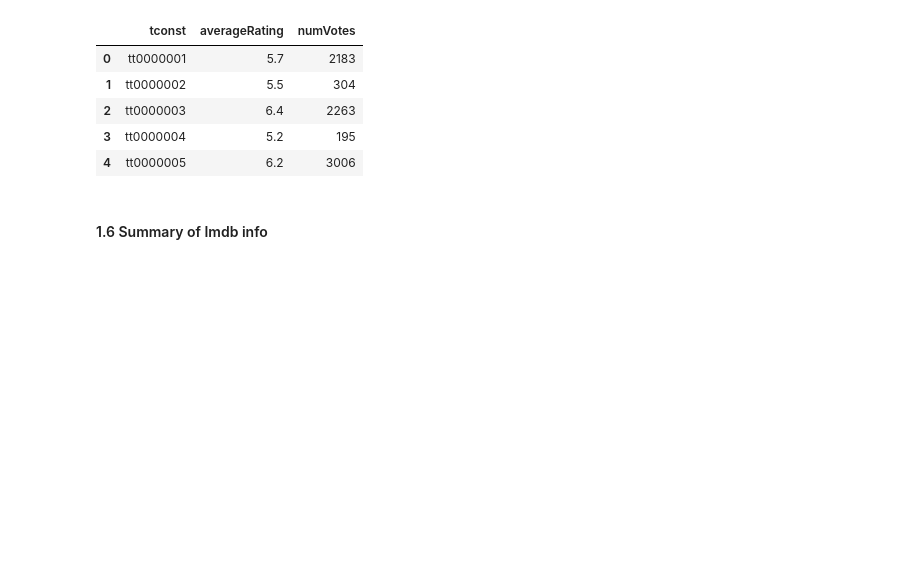
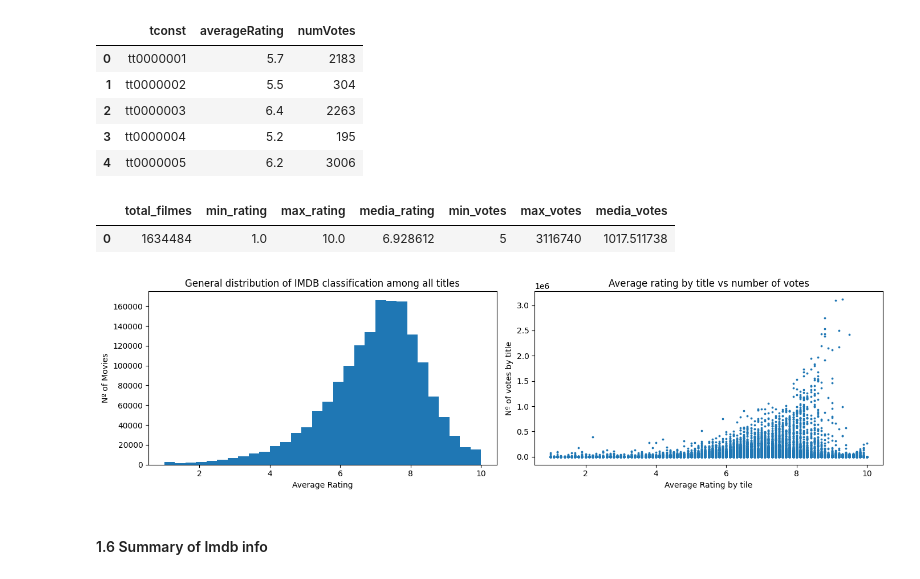
Before and after one commit to sergiopatinha/BigDataFoundations, a Jupyter notebook: notebooks/1.7 - Data Enrichment.ipynb, the cells around one changed output. Cells and saved outputs as stored; diff of their text form; code cells hidden in the pictures; blank space fills up the shorter version.

```diff
--- a/notebooks/1.7 - Data Enrichment.ipynb
+++ b/notebooks/1.7 - Data Enrichment.ipynb
@@ -159,6 +316,47 @@ con.sql("SELECT * FROM imdb_ratings LIMIT 5").df()
 | 2 | tt0000003 | 6.4 | 2263 |
 | 3 | tt0000004 | 5.2 | 195 |
 | 4 | tt0000005 | 6.2 | 3006 |
+# %%
+# Some statistics about the ratings and votes
+con.sql("""
+SELECT
+    COUNT(*)                        AS total_filmes,
+    MIN(averageRating)              AS min_rating,
+    MAX(averageRating)              AS max_rating,
+    AVG(averageRating)              AS media_rating,
+    MIN(numVotes)                   AS min_votes,
+    MAX(numVotes)                   AS max_votes,
+    AVG(numVotes)                   AS media_votes
+FROM imdb_ratings
+""").df()
+# %% [output]
+|  | total_filmes | min_rating | max_rating | media_rating | min_votes | max_votes | media_votes |
+| 0 | 1634484 | 1.0 | 10.0 | 6.928612 | 5 | 3116740 | 1017.511738 |
+# %%
+# Visualizing the distribution of ratings and votes
+df_ratings = con.sql("SELECT averageRating FROM imdb_ratings").df()
+df_votes   = con.sql("SELECT numVotes, averageRating FROM imdb_ratings WHERE numVotes < 50000000000").df()
+
+import matplotlib.pyplot as plt
+
+fig, axes = plt.subplots(1, 2, figsize=(14,4))
+
+# --- gráfic 1: hist rating
+axes[0].hist(df_ratings["averageRating"], bins=30)
+axes[0].set_title("General distribution of IMDB classification among all titles")
+axes[0].set_xlabel("Average Rating")
+axes[0].set_ylabel("Nº of Movies")
+
+# --- gráfico 2: scatter
+axes[1].scatter(df_votes["averageRating"], df_votes["numVotes"], s=3)
+axes[1].set_title("Average rating by title vs number of votes")
+axes[1].set_xlabel("Average Rating by tile")
+axes[1].set_ylabel("Nº of votes by title")
+
+plt.tight_layout()
+plt.show()
+# %% [output]
+[figure, added]
 # %% [markdown]
 #### 1.6 Summary of Imdb info
 # %% [markdown]
```
Also changed, not shown: parts of 37 cells of this notebook.
